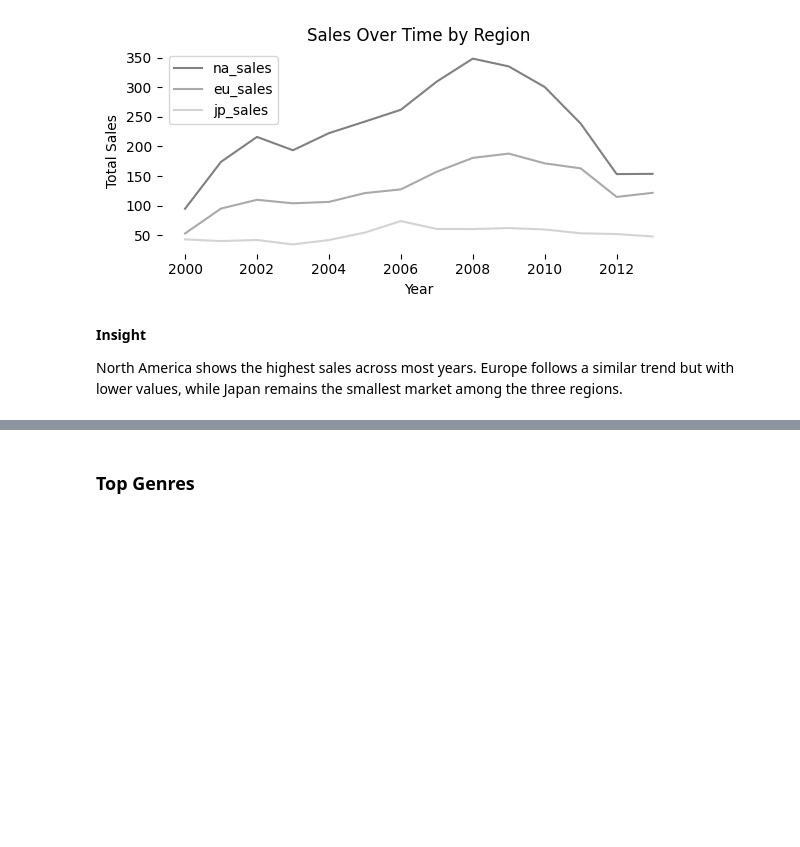
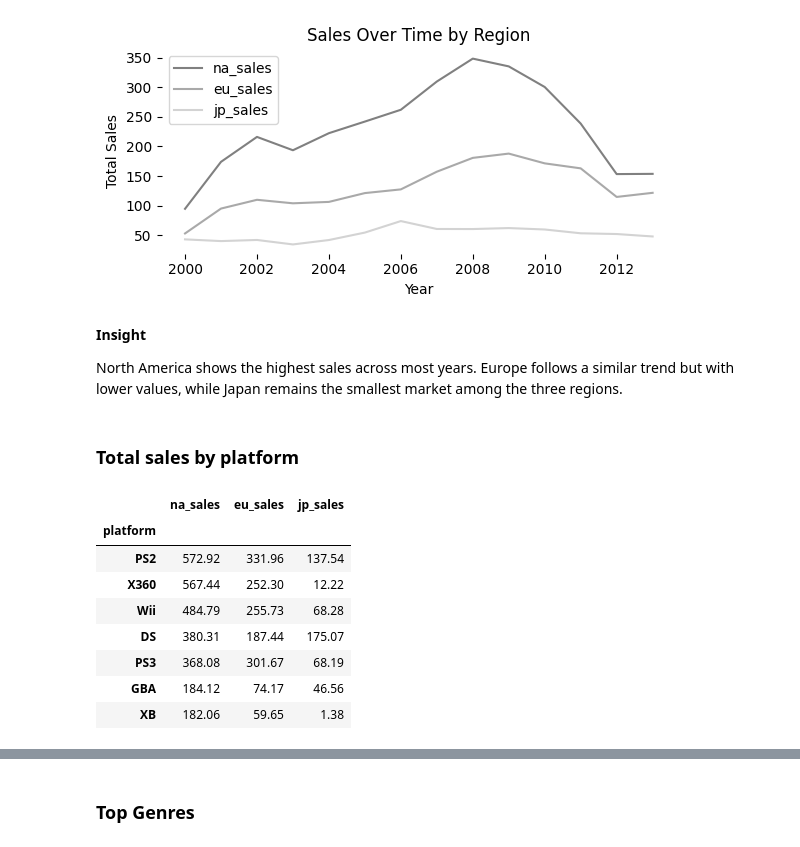
Before and after one commit to anastasia-redkovich/game-analysis-project, a Jupyter notebook: notebooks/analysis.ipynb, the cells around one changed output, grey strips where cells are left out. Cells and saved outputs as stored; diff of their text form; code cells hidden in the pictures; blank space fills up the shorter version.

```diff
--- a/notebooks/analysis.ipynb
+++ b/notebooks/analysis.ipynb
@@ -644,3 +644,19 @@ plt.show()
 
 North America shows the highest sales across most years.
 Europe follows a similar trend but with lower values, while Japan remains the smallest market among the three regions.
+# %% [markdown]
+### Total sales by platform
+# %%
+# Total sales by platform
+platform_sales = games_actual.groupby('platform')[['na_sales','eu_sales','jp_sales']].sum().round(2)
+platform_sales.sort_values(by='na_sales', ascending=False).head(7)
+# %% [output]
+|  | na_sales | eu_sales | jp_sales |
+| platform |  |  |  |
+| PS2 | 572.92 | 331.96 | 137.54 |
+| X360 | 567.44 | 252.30 | 12.22 |
+| Wii | 484.79 | 255.73 | 68.28 |
+| DS | 380.31 | 187.44 | 175.07 |
+| PS3 | 368.08 | 301.67 | 68.19 |
+| GBA | 184.12 | 74.17 | 46.56 |
+| XB | 182.06 | 59.65 | 1.38 |
```
Also changed, not shown: parts of 8 cells of this notebook, 3 other files.
